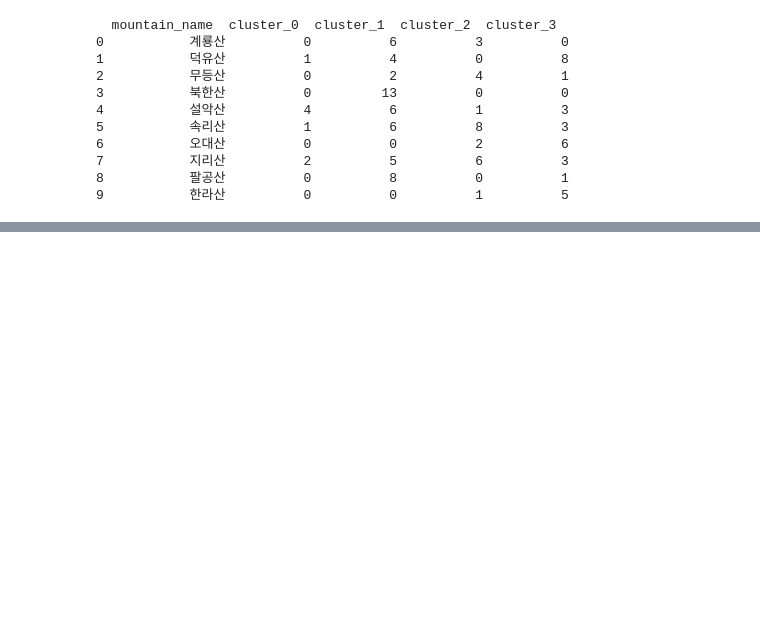
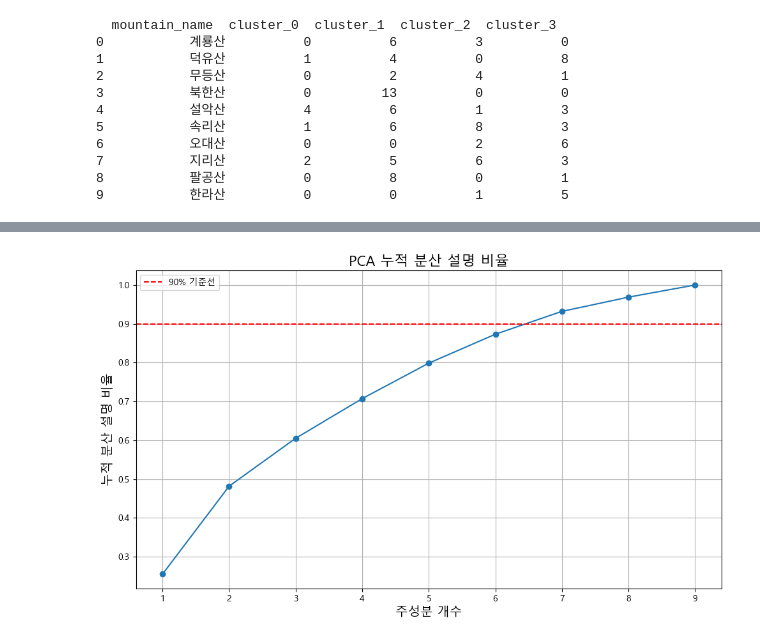
Before and after one commit to saeraniren/japchodan_contest, a Jupyter notebook: yoochang_clustering.ipynb, the cells around one changed output, grey strips where cells are left out. Cells and saved outputs as stored; diff of their text form; code cells hidden in the pictures; blank space fills up the shorter version.

```diff
--- a/yoochang_clustering.ipynb
+++ b/yoochang_clustering.ipynb
@@ -1343,0 +1370,36 @@ print(cluster_distribution)
+# %%
+from sklearn.preprocessing import StandardScaler
+from sklearn.decomposition import PCA
+import matplotlib.pyplot as plt
+
+cols = ['distance_km',
+    'attraction_count', 'difficulty',
+    'shelter_count',
+    'walkable_to_public_transport', 'start_dist_to_1_foods',
+    'start_dist_to_1_stays',
+    'start_dist_to_10_stays', 'parking_dist_label']
+
+# 1. 정규화 (StandardScaler)
+scaler = StandardScaler()
+X_scaled = scaler.fit_transform(X[cols])  # X는 DataFrame
+
+# 2. PCA 적용
+pca = PCA()
+pca.fit(X_scaled)
+
+# 3. 분산 설명 비율 시각화
+explained_var = pca.explained_variance_ratio_
+cumulative_var = explained_var.cumsum()
+
+plt.figure(figsize=(10, 6))
+plt.plot(range(1, len(explained_var)+1), cumulative_var, marker='o')
+plt.xlabel('주성분 개수', fontsize=14)
+plt.ylabel('누적 분산 설명 비율', fontsize=14)
+plt.title('PCA 누적 분산 설명 비율', fontsize=16)
+plt.grid(True)
+plt.axhline(y=0.9, color='r', linestyle='--', label='90% 기준선')
+plt.legend()
+plt.tight_layout()
+plt.show()
+# %% [output]
+[figure, added]
```
Also changed, not shown: parts of 14 cells of this notebook.
